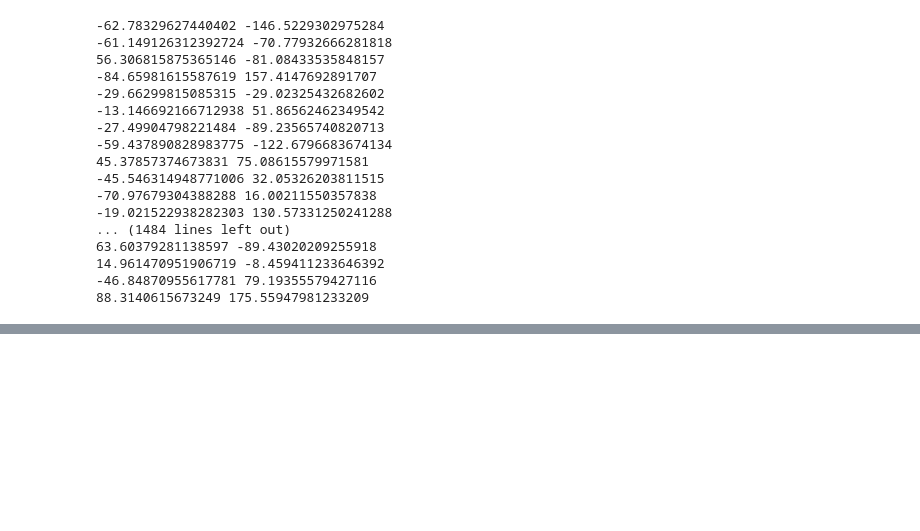
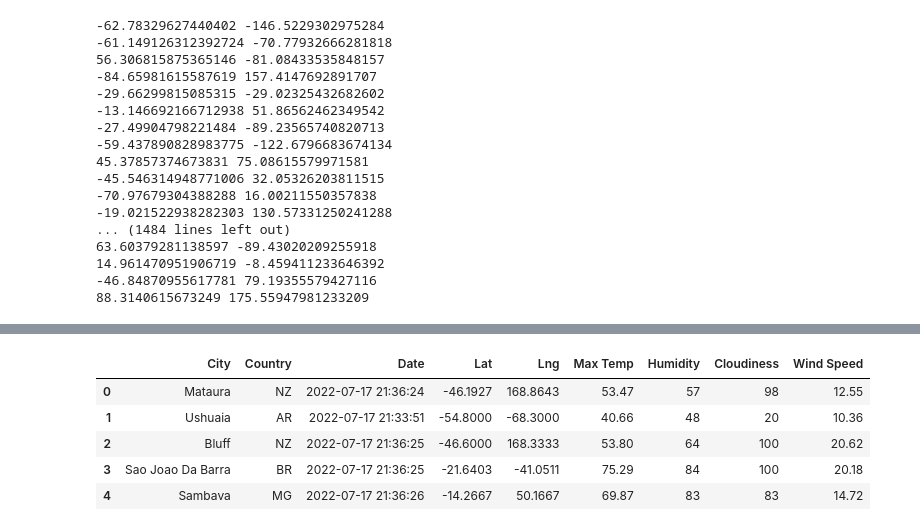
Before and after one commit to laurinalastella/World_Weather_Analysis, a Jupyter notebook: WeatherPy.ipynb, the cells around one changed output, grey strips where cells are left out. Drawn from its saved outputs; the diff is of its cells as text; code cells hidden in the pictures; blank space fills up the shorter version.

```diff
--- a/WeatherPy.ipynb
+++ b/WeatherPy.ipynb
@@ -61,0 +193,13 @@ len(cities)
+# %%
+new_column_order = ["City", "Country", "Date", "Lat", "Lng", "Max Temp", "Humidity", "Cloudiness", "Wind Speed"]
+# %%
+city_data_df = city_data_df[new_column_order]
+# %%
+city_data_df.head()
+# %% [output]
+|  | City | Country | Date | Lat | Lng | Max Temp | Humidity | Cloudiness | Wind Speed |
+| 0 | Mataura | NZ | 2022-07-17 21:36:24 | -46.1927 | 168.8643 | 53.47 | 57 | 98 | 12.55 |
+| 1 | Ushuaia | AR | 2022-07-17 21:33:51 | -54.8000 | -68.3000 | 40.66 | 48 | 20 | 10.36 |
+| 2 | Bluff | NZ | 2022-07-17 21:36:25 | -46.6000 | 168.3333 | 53.80 | 64 | 100 | 20.62 |
+| 3 | Sao Joao Da Barra | BR | 2022-07-17 21:36:25 | -21.6403 | -41.0511 | 75.29 | 84 | 100 | 20.18 |
+| 4 | Sambava | MG | 2022-07-17 21:36:26 | -14.2667 | 50.1667 | 69.87 | 83 | 83 | 14.72 |
```
Also changed, not shown: parts of 9 cells of this notebook, 3 other files.
